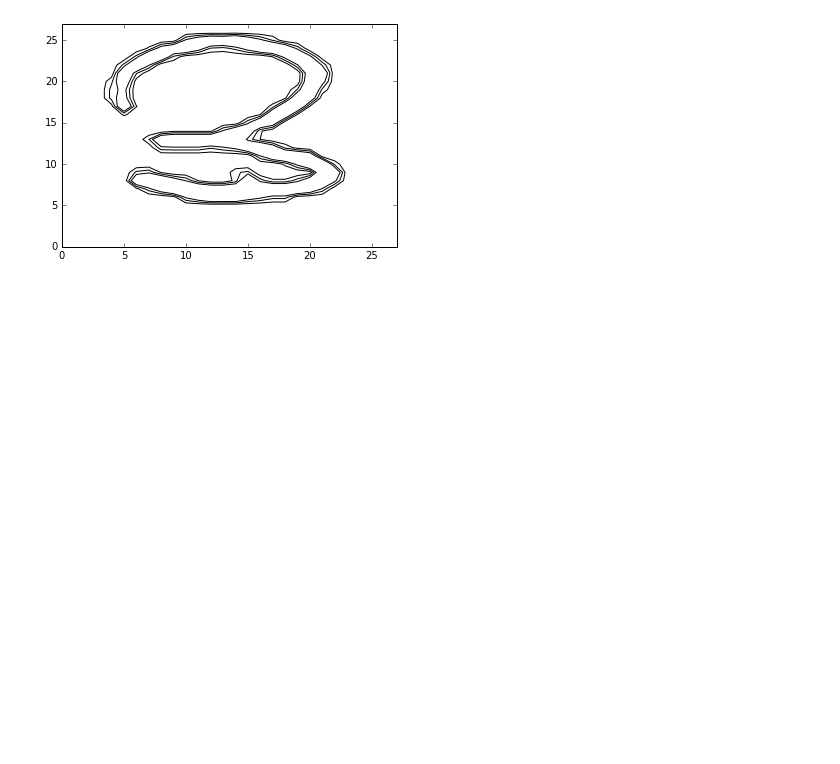
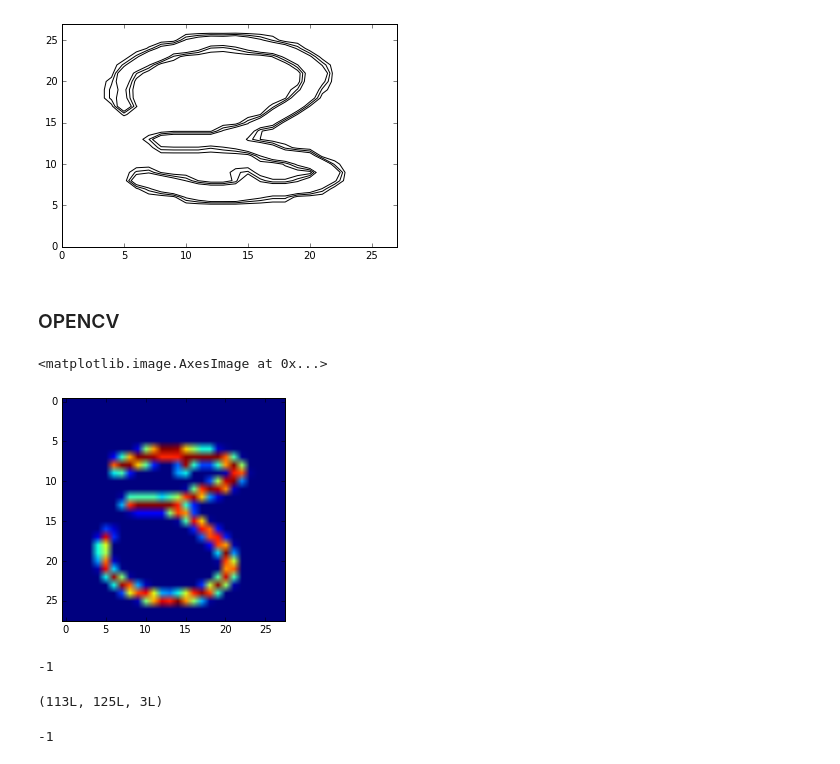
Before and after one commit to mrbazzik/mnist, a Jupyter notebook: Classifying a digit (MNIST).ipynb, the cells around one changed output. Saved outputs shown, nothing was run; the diff lists cells and outputs as text; code cells hidden in the pictures; blank space fills up the shorter version.

Commit message:
starting with opencv

```diff
--- a/Classifying a digit (MNIST).ipynb
+++ b/Classifying a digit (MNIST).ipynb
@@ -74,3 +55,7 @@ pylab.contour(np.reshape(X_train.ix[7,:],(28,28)),cmap='gray', vmin=127, vmax=12
 # %% [output]
 <matplotlib.contour.QuadContourSet at 0x...>
 [figure]
+# %% [markdown]
+### OPENCV
+# %%
+im = np.reshape(X_train.ix[7,:],(28,28))
@@ -76,0 +65,5 @@ pylab.contour(np.reshape(X_train.ix[7,:],(28,28)),cmap='gray', vmin=127, vmax=12
+# %%
+plt.imshow(im)
+# %% [output]
+<matplotlib.image.AxesImage at 0x...>
+[figure, added]
@@ -76,0 +72,11 @@ pylab.contour(np.reshape(X_train.ix[7,:],(28,28)),cmap='gray', vmin=127, vmax=12
+# %%
+cv2.startWindowThread()
+cv2.namedWindow("preview")
+cv2.imshow("preview", im_test)
+cv2.waitKey(0)
+# %% [output]
+-1
+# %%
+im_test.shape
+# %% [output]
+(113L, 125L, 3L)
@@ -76,0 +85,7 @@ pylab.contour(np.reshape(X_train.ix[7,:],(28,28)),cmap='gray', vmin=127, vmax=12
+# %%
+cv2.startWindowThread()
+cv2.namedWindow("preview")
+cv2.imshow("preview", im_test_gray)
+cv2.waitKey(0)
+# %% [output]
+-1
```
Also changed, not shown: parts of 17 cells of this notebook, 1 other file.
